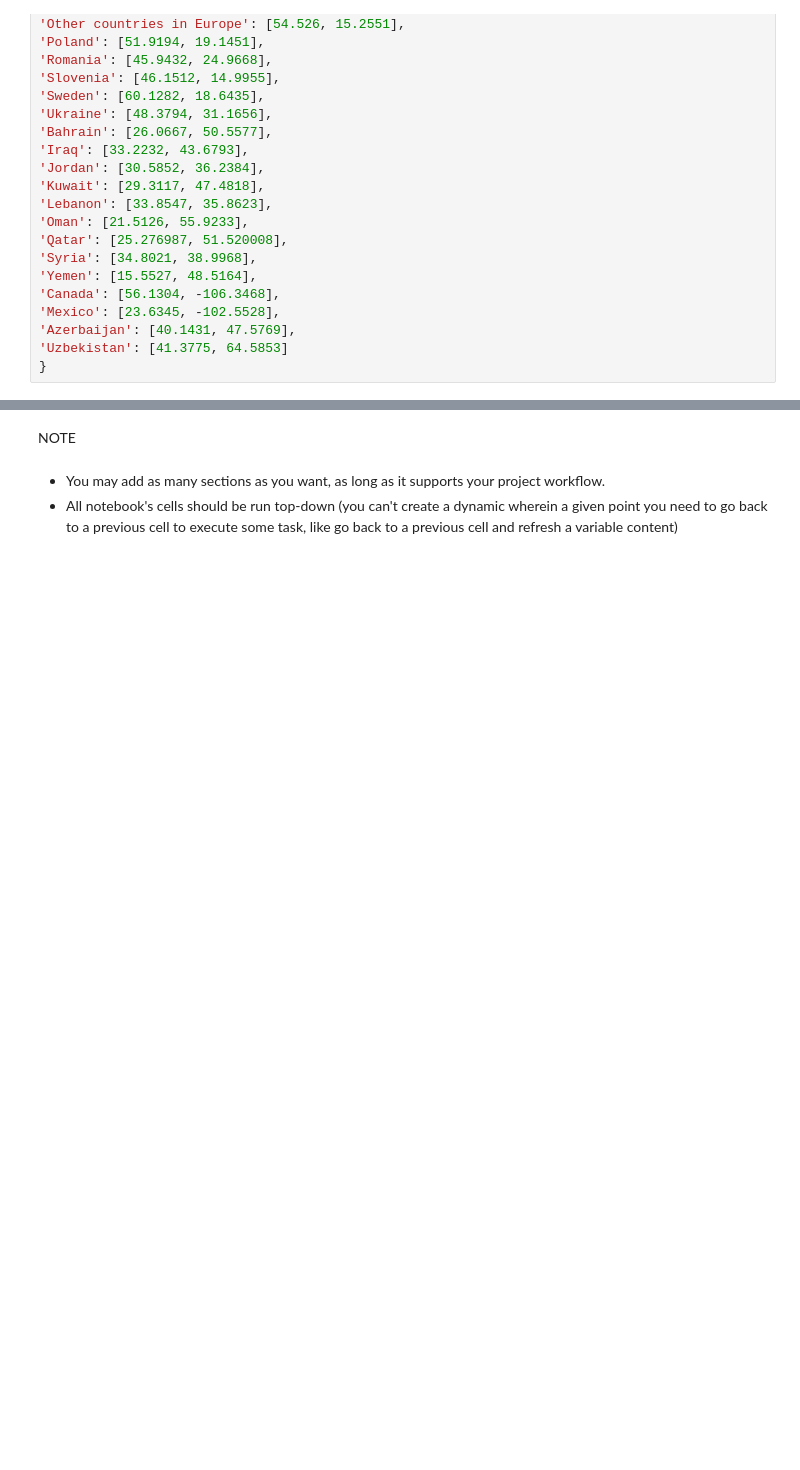
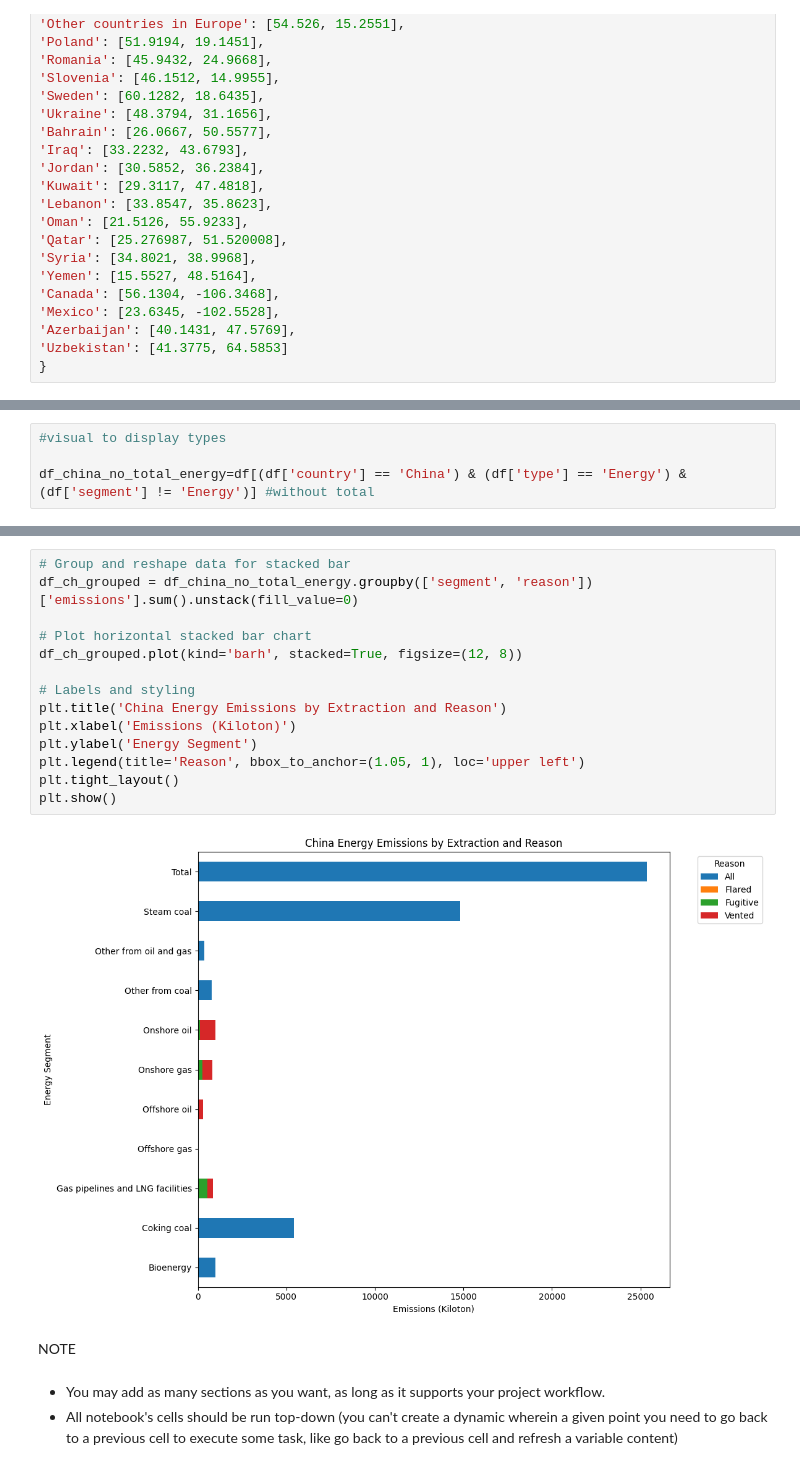
Before and after one commit to DaniDL346/Global_Methane_Flux_Analysis, a Jupyter notebook: jupyter_notebooks/2_Visualizations_Notebook.ipynb, the cells around one changed output, grey strips where cells are left out. Saved outputs shown, nothing was run; the diff lists cells and outputs as text; blank space fills up the shorter version.

```diff
--- a/jupyter_notebooks/2_Visualizations_Notebook.ipynb
+++ b/jupyter_notebooks/2_Visualizations_Notebook.ipynb
@@ -288,0 +379,4 @@ fig.show()
+# %%
+#visual to display types
+
+df_china_no_total_energy=df[(df['country'] == 'China') & (df['type'] == 'Energy') & (df['segment'] != 'Energy')] #without total
@@ -289,3 +403,19 @@ fig.show()
+# %%
+# Group and reshape data for stacked bar
+df_ch_grouped = df_china_no_total_energy.groupby(['segment', 'reason'])['emissions'].sum().unstack(fill_value=0)
+
+# Plot horizontal stacked bar chart
+df_ch_grouped.plot(kind='barh', stacked=True, figsize=(12, 8))
+
+# Labels and styling
+plt.title('China Energy Emissions by Extraction and Reason')
+plt.xlabel('Emissions (Kiloton)')
+plt.ylabel('Energy Segment')
+plt.legend(title='Reason', bbox_to_anchor=(1.05, 1), loc='upper left')
+plt.tight_layout()
+plt.show()
+# %% [output]
+[figure, added]
 # %% [markdown]
 NOTE
 # %% [markdown]
```
Also changed, not shown: parts of 10 cells of this notebook.
